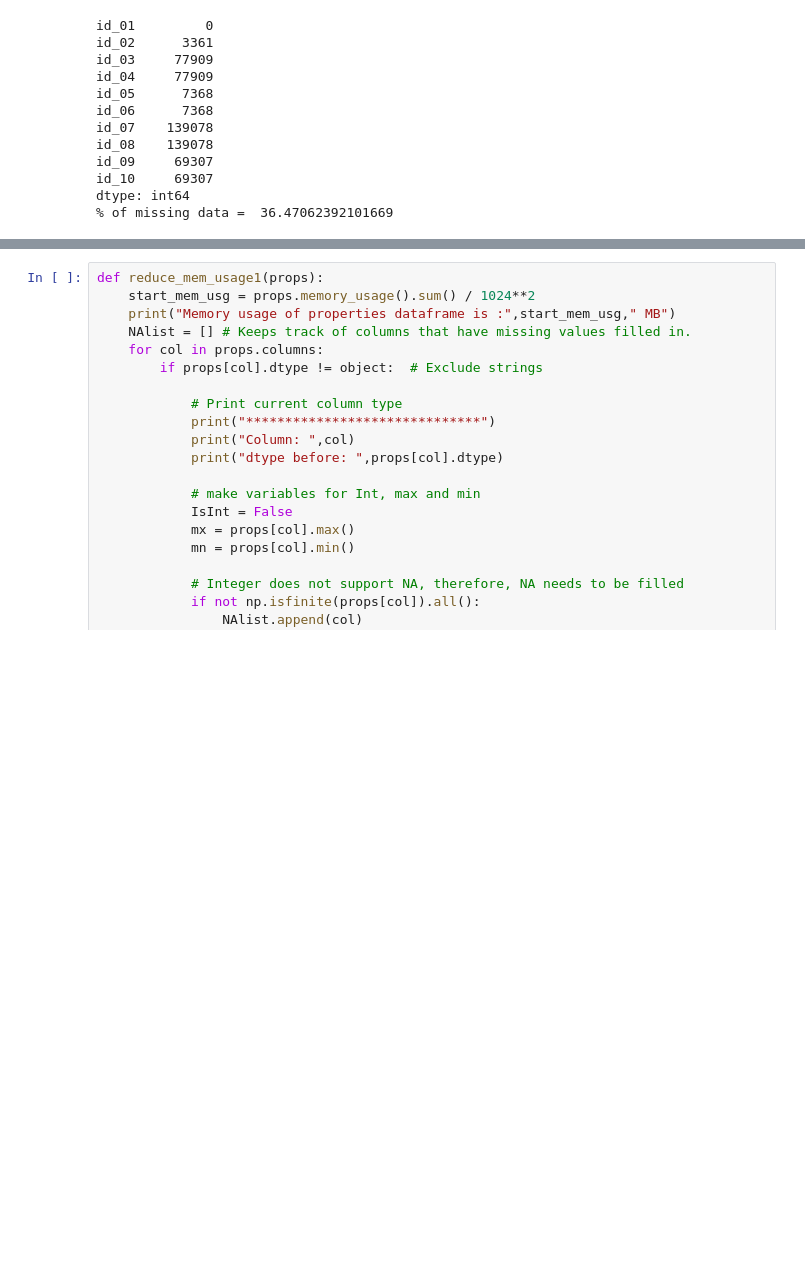
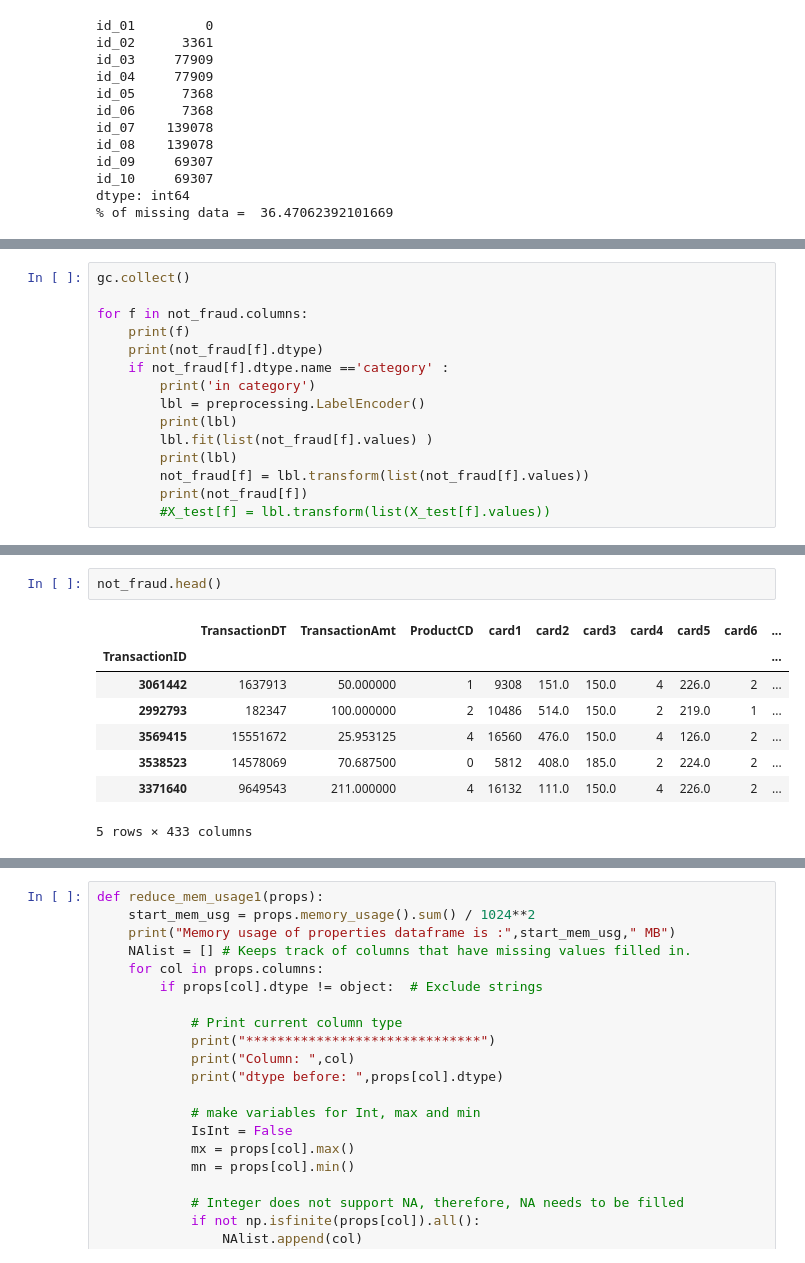
Before and after one commit to monjurmorshed793/credit-card-fraud-detection, a Jupyter notebook: credit-card-fraud.ipynb, the cells around one changed output, grey strips where cells are left out. Saved outputs shown, nothing was run; the diff lists cells and outputs as text; blank space fills up the shorter version.

```diff
--- a/credit-card-fraud.ipynb
+++ b/credit-card-fraud.ipynb
@@ -219,0 +295,15 @@ Wall time: 8.51 s
+# %%
+gc.collect()
+
+for f in not_fraud.columns:
+    print(f)
+    print(not_fraud[f].dtype)
+    if not_fraud[f].dtype.name =='category' :
+        print('in category')
+        lbl = preprocessing.LabelEncoder()
+        print(lbl)
+        lbl.fit(list(not_fraud[f].values) )
+        print(lbl)
+        not_fraud[f] = lbl.transform(list(not_fraud[f].values))
+        print(not_fraud[f])
+        #X_test[f] = lbl.transform(list(X_test[f].values))
@@ -219,0 +328,11 @@ Wall time: 8.51 s
+# %%
+not_fraud.head()
+# %% [output]
+|  | TransactionDT | TransactionAmt | ProductCD | card1 | card2 | card3 | card4 | card5 | card6 | ... |
+| TransactionID |  |  |  |  |  |  |  |  |  | ... |
+| 3061442 | 1637913 | 50.000000 | 1 | 9308 | 151.0 | 150.0 | 4 | 226.0 | 2 | ... |
+| 2992793 | 182347 | 100.000000 | 2 | 10486 | 514.0 | 150.0 | 2 | 219.0 | 1 | ... |
+| 3569415 | 15551672 | 25.953125 | 4 | 16560 | 476.0 | 150.0 | 4 | 126.0 | 2 | ... |
+| 3538523 | 14578069 | 70.687500 | 0 | 5812 | 408.0 | 185.0 | 2 | 224.0 | 2 | ... |
+| 3371640 | 9649543 | 211.000000 | 4 | 16132 | 111.0 | 150.0 | 4 | 226.0 | 2 | ... |
+5 rows × 433 columns
```
Also changed, not shown: parts of 29 cells of this notebook.
